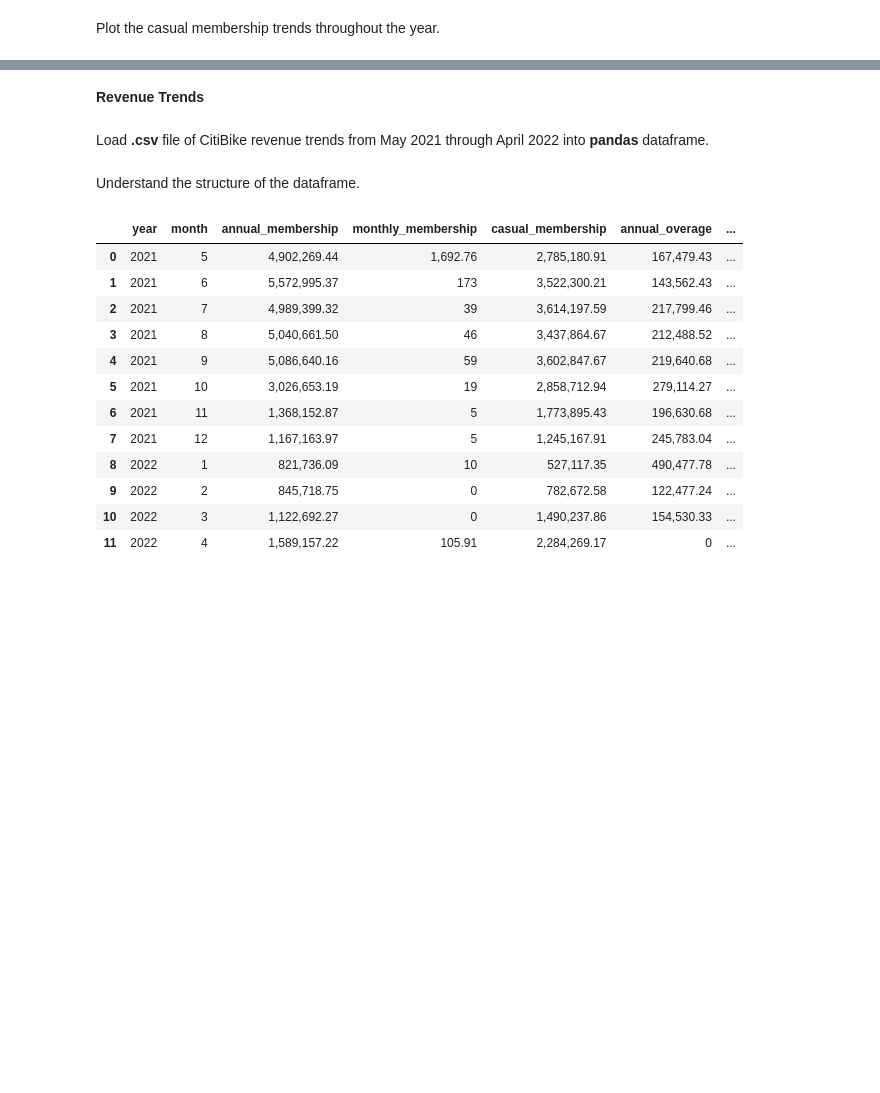
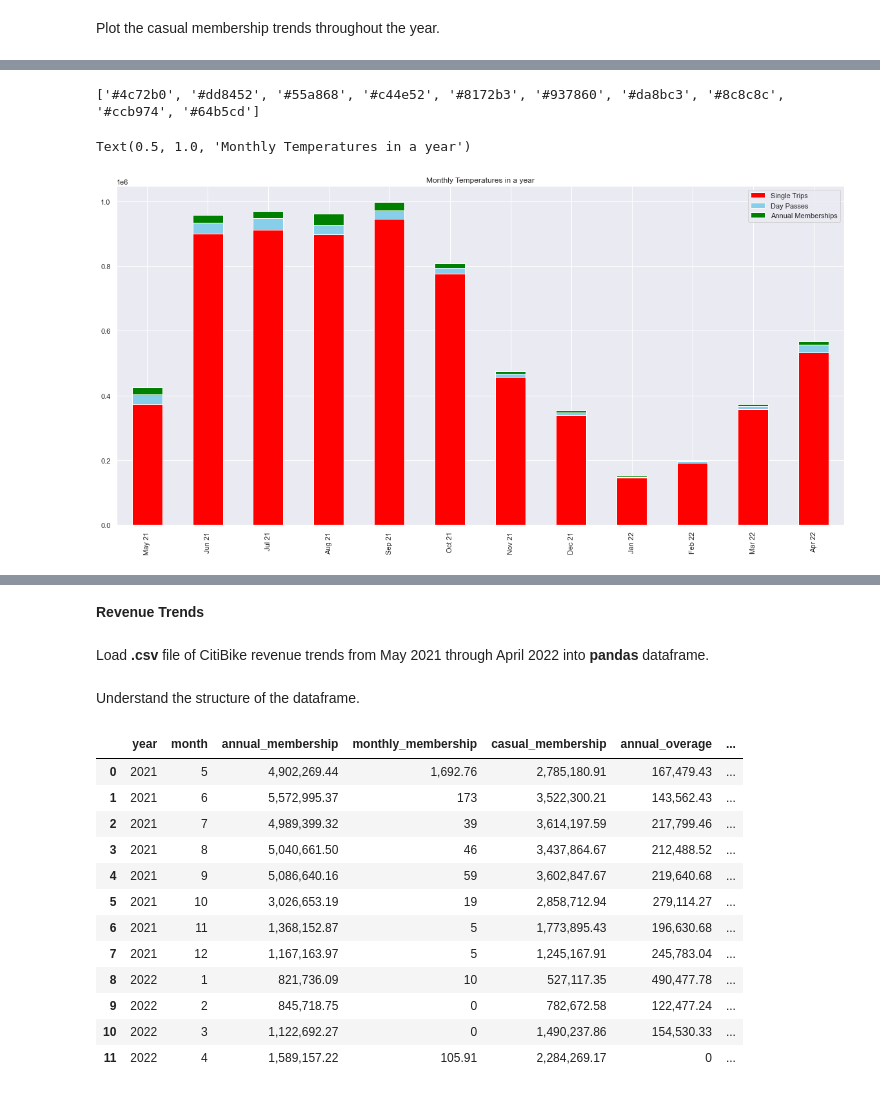
Before and after one commit to jchatterjee/nycdsa_capstone, a Jupyter notebook: CB_Econ_Data_Analysis.ipynb, the cells around one changed output, grey strips where cells are left out. Cells and saved outputs as stored; diff of their text form; code cells hidden in the pictures; blank space fills up the shorter version.

```diff
--- a/CB_Econ_Data_Analysis.ipynb
+++ b/CB_Econ_Data_Analysis.ipynb
@@ -112,0 +127,31 @@ Plot the casual membership trends throughout the year.
+# %%
+print(sns.color_palette().as_hex())
+# %% [output]
+['#4c72b0', '#dd8452', '#55a868', '#c44e52', '#8172b3', '#937860', '#da8bc3', '#8c8c8c', '#ccb974', '#64b5cd']
+# %%
+# # Creating seaborn plot area
+# fig, ax = plt.subplots(figsize=(18,9))
+# #ax.figure(figsize=(18,9))
+
+# Setting seaborn style
+sns.set_theme()
+
+# Create DataFrame
+df = pd.DataFrame({'Single Trips': CB_Member.single_trip_passes.tolist(),
+                   'Day Passes': CB_Member.single_day_passes.tolist(),
+                   'Annual Memberships': CB_Member.annual_passes.tolist()},
+                  index=['May 21','Jun 21','Jul 21','Aug 21','Sep 21','Oct 21',
+                         'Nov 21','Dec 21','Jan 22','Feb 22','Mar 22','Apr 22'])
+
+# Create stacked bar chart for monthly temperatures
+df.plot(kind='bar', stacked=True, color=['red', 'skyblue', 'green'], figsize=(18,9))
+
+# labels for x & y axis
+ax.set_xlabel('Months')
+ax.set_ylabel('Temp ranges in Degree Celsius')
+
+# title of plot
+plt.title('Monthly Temperatures in a year')
+# %% [output]
+Text(0.5, 1.0, 'Monthly Temperatures in a year')
+[figure, added]
```
Also changed, not shown: parts of 5 cells of this notebook.
